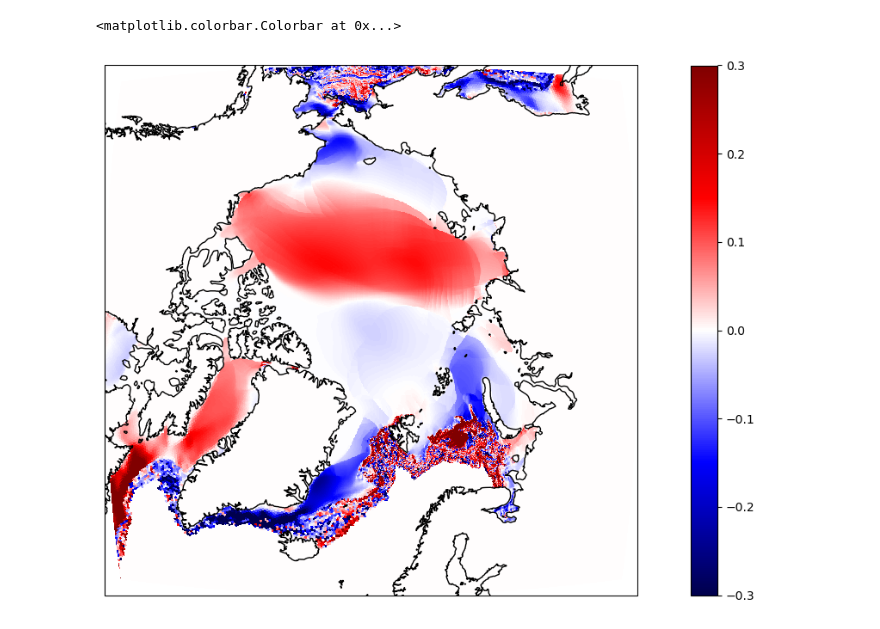
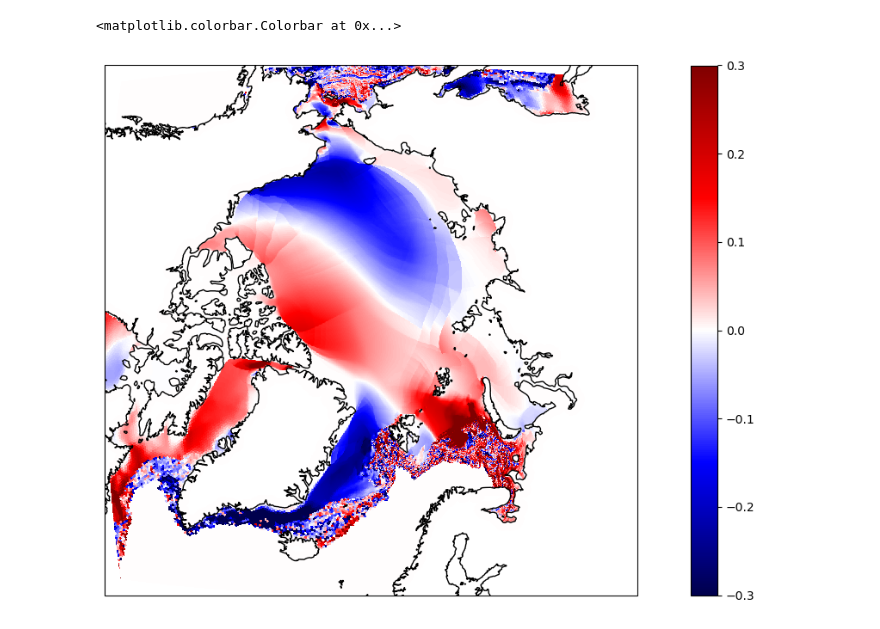
Before and after one commit to jpgaertner/lkf_detection, a Jupyter notebook: interpolate_and_create_nc_file.ipynb, the cells around one changed output. Drawn from its saved outputs; the diff is of its cells as text; code cells hidden in the pictures.

```diff
--- a/interpolate_and_create_nc_file.ipynb
+++ b/interpolate_and_create_nc_file.ipynb
@@ -276,23 +105,19 @@ lat[:,:] = int_lats
 ds.close()
 # %%
 # plot the interpolated data
-
-test = xr.open_dataset(f'data/ice_{year}_nn.nc')
+test = xr.open_dataset(f'data/ice_test_pyfesom.nc')
 
 fig = plt.figure(figsize=[16, 8])
-
 ax = plt.subplot(1, 1, 1, projection=ccrs.Orthographic(0, 90))
-
 ax.coastlines(zorder=3)
-
 im = ax.pcolormesh(test.ULON, test.ULAT,
-                   test.U.isel(time=10),
+                   test.U.isel(time=0),
                    cmap = 'seismic',
                    vmin=-0.3, vmax=0.3,
                    transform=ccrs.PlateCarree())
 plt.colorbar(im)
 # %% [output]
 <matplotlib.colorbar.Colorbar at 0x...>
-[figure, old version]
+[figure, new version]
 # %%
 # plot the original data
```
Also changed, not shown: parts of 16 cells of this notebook.
